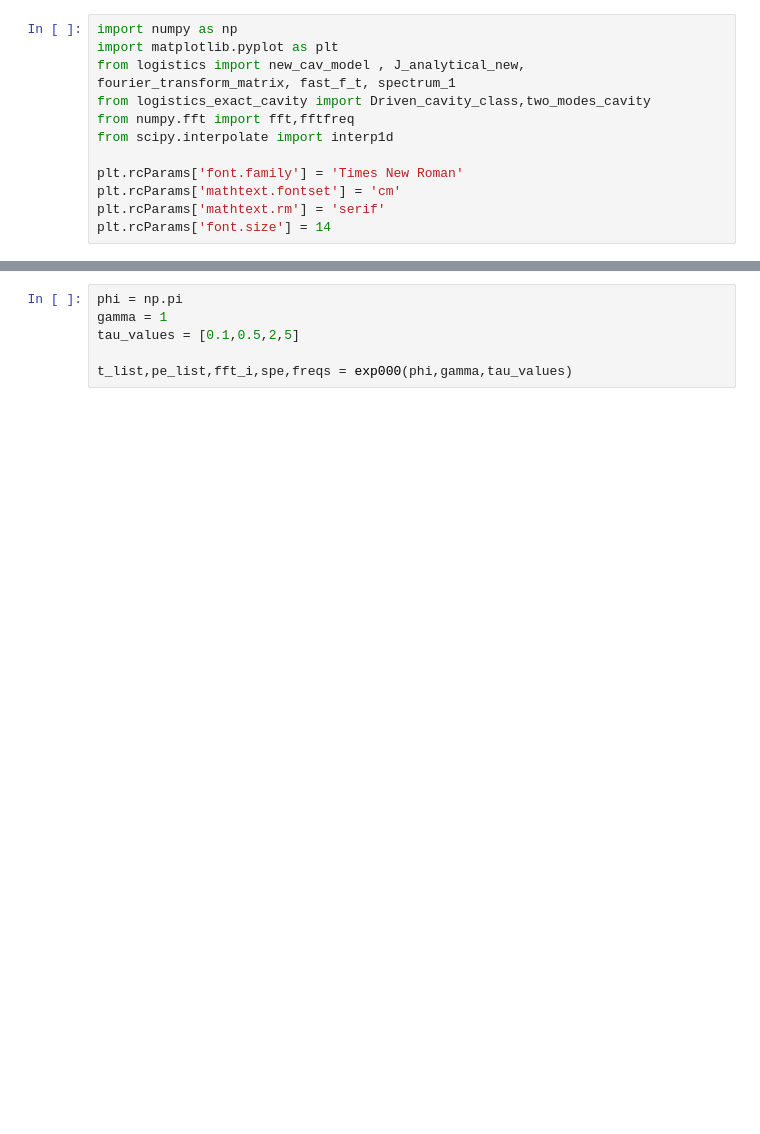
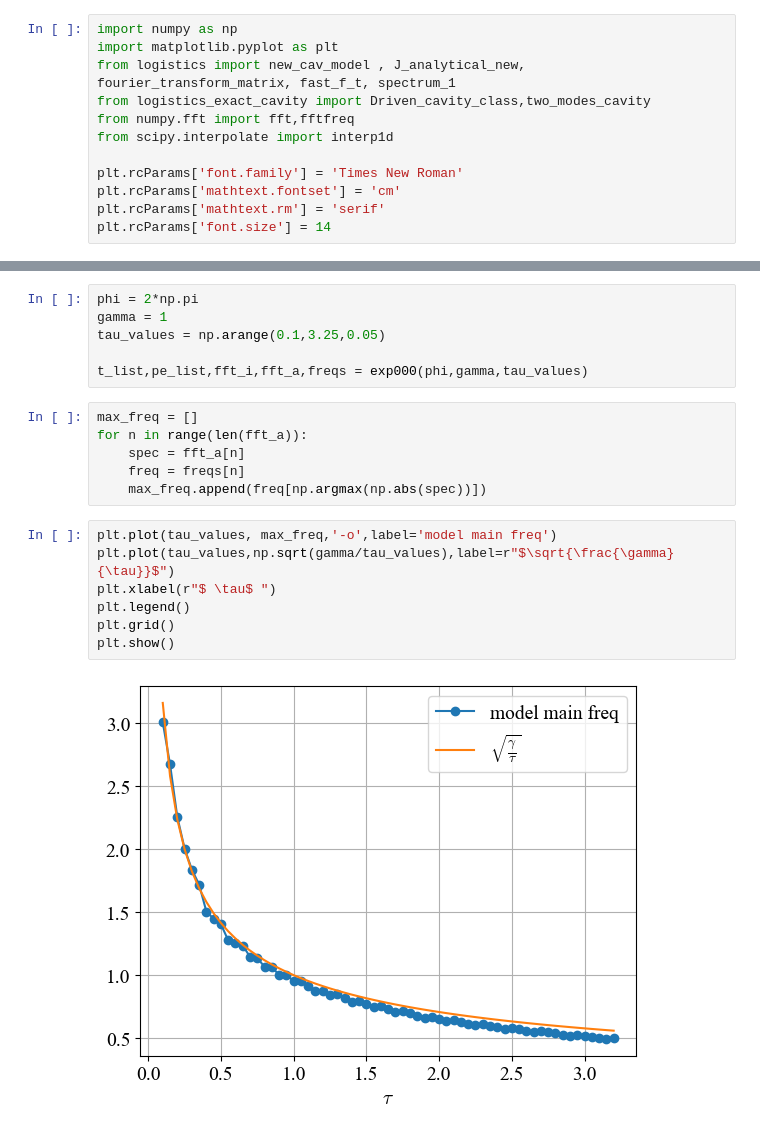
Before and after one commit to Taitoos2/Non_Markovian_Cavity, a Jupyter notebook: Non_Markovian_limit.ipynb, the cells around one changed output, grey strips where cells are left out. Drawn from its saved outputs; the diff is of its cells as text; blank space fills up the shorter version.

```diff
--- a/Non_Markovian_limit.ipynb
+++ b/Non_Markovian_limit.ipynb
@@ -42,7 +123,22 @@ def exp000(phi,gamma,tau_values):
 # %%
-phi = np.pi
+phi = 2*np.pi
 gamma = 1
-tau_values = [0.1,0.5,2,5]
+tau_values = np.arange(0.1,3.25,0.05)
 
-t_list,pe_list,fft_i,spe,freqs = exp000(phi,gamma,tau_values)
+t_list,pe_list,fft_i,fft_a,freqs = exp000(phi,gamma,tau_values)
+# %%
+max_freq = []
+for n in range(len(fft_a)):
+	spec = fft_a[n]
+	freq = freqs[n]
+	max_freq.append(freq[np.argmax(np.abs(spec))])
+# %%
+plt.plot(tau_values, max_freq,'-o',label='model main freq')
+plt.plot(tau_values,np.sqrt(gamma/tau_values),label=r"$\sqrt{\frac{\gamma}{\tau}}$")
+plt.xlabel(r"$ \tau$ ")
+plt.legend()
+plt.grid()
+plt.show()
+# %% [output]
+[figure, added]
 # %%
```
Also changed, not shown: parts of 8 cells of this notebook, 1 other file.
